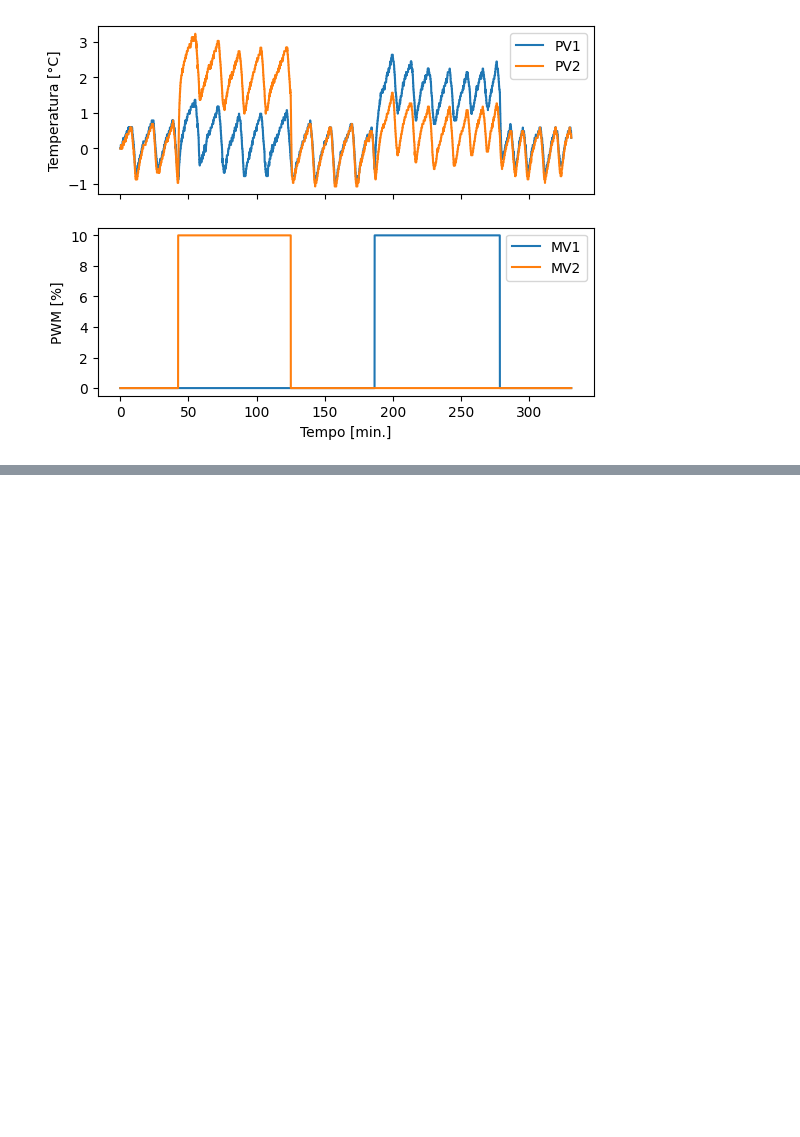
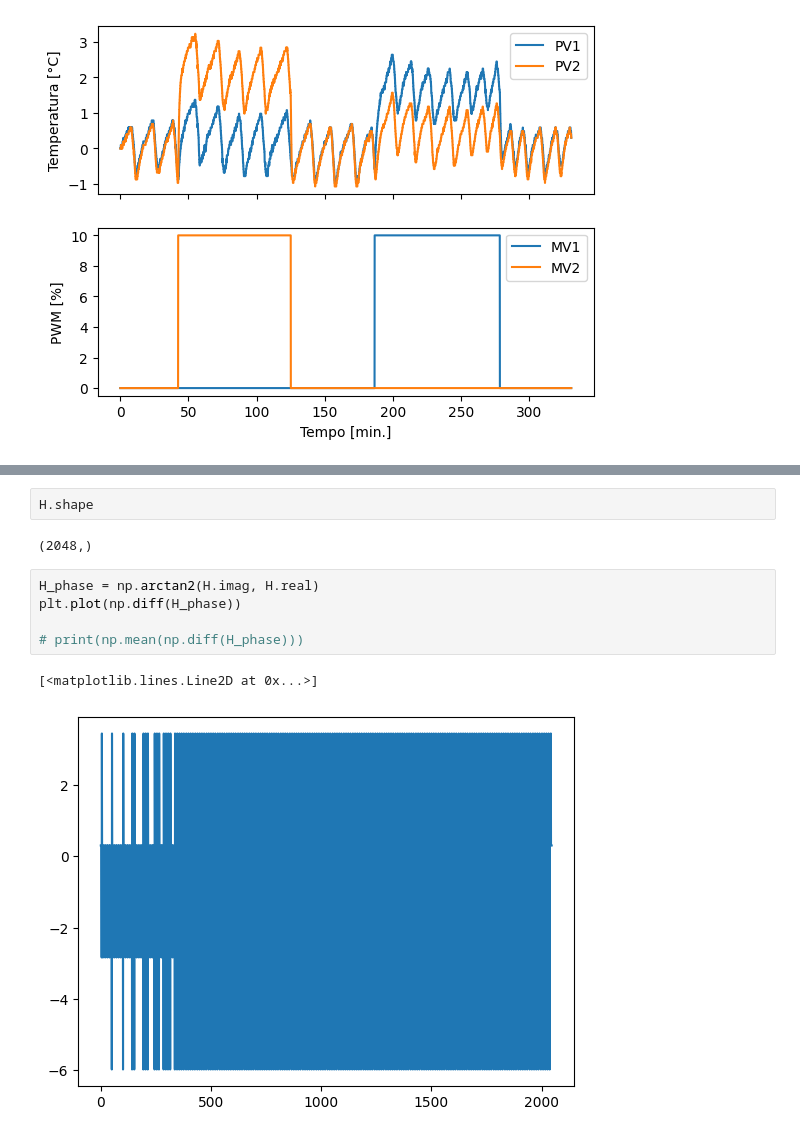
Before and after one commit to william-hazem/Model-Predictive-Control, a Jupyter notebook: identificacao/experimento.ipynb, the cells around one changed output, grey strips where cells are left out. Cells and saved outputs as stored; diff of their text form; blank space fills up the shorter version.

```diff
--- a/identificacao/experimento.ipynb
+++ b/identificacao/experimento.ipynb
@@ -60,0 +216,12 @@ plot_pv_mv(dados1e2_pertubacao, f=remover_valor_inicial);
+# %%
+H.shape
+# %% [output]
+(2048,)
+# %%
+H_phase = np.arctan2(H.imag, H.real)
+plt.plot(np.diff(H_phase))
+
+# print(np.mean(np.diff(H_phase)))
+# %% [output]
+[<matplotlib.lines.Line2D at 0x...>]
+[figure, added]
```
Also changed, not shown: parts of 10 cells of this notebook, 1 other file.
